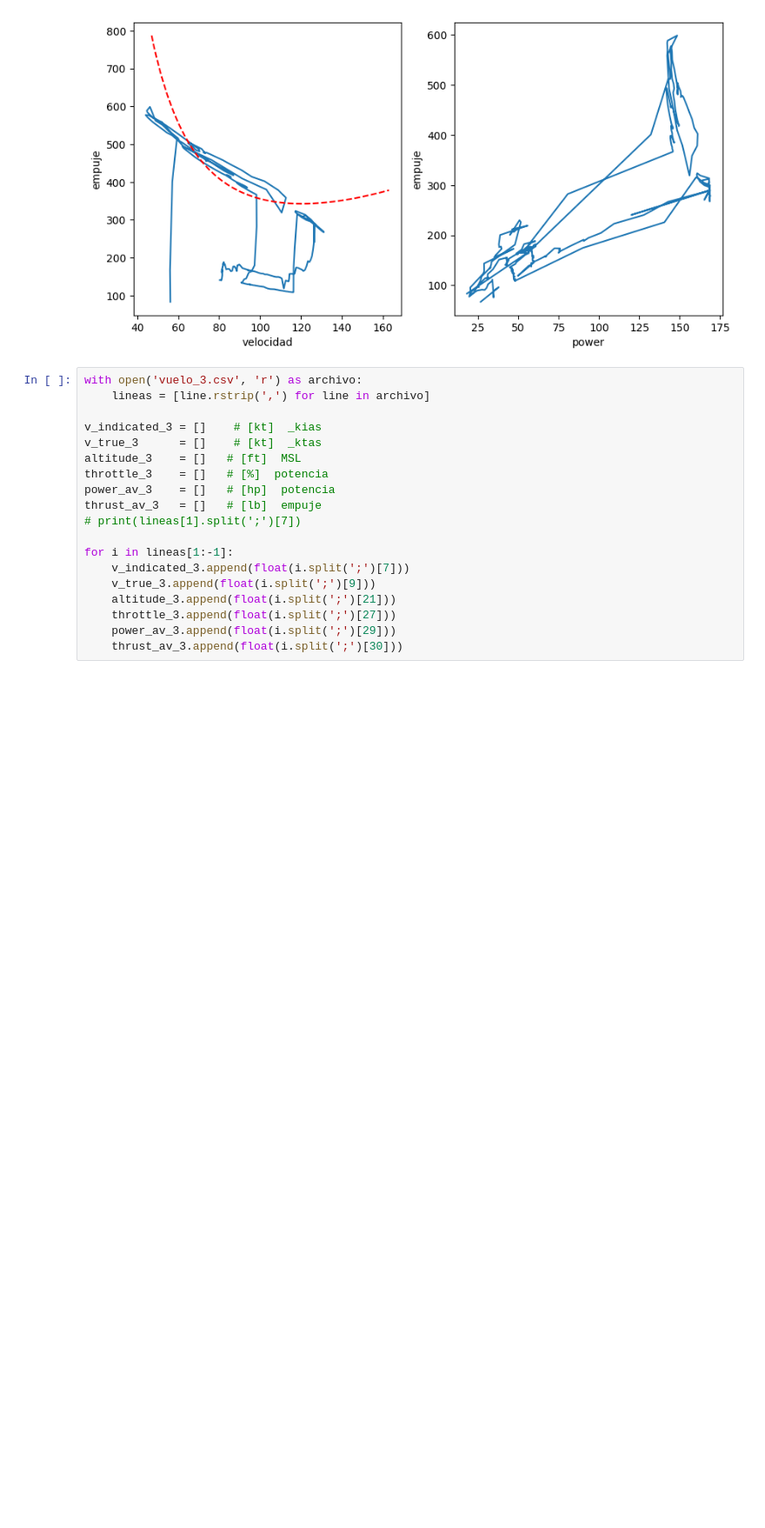
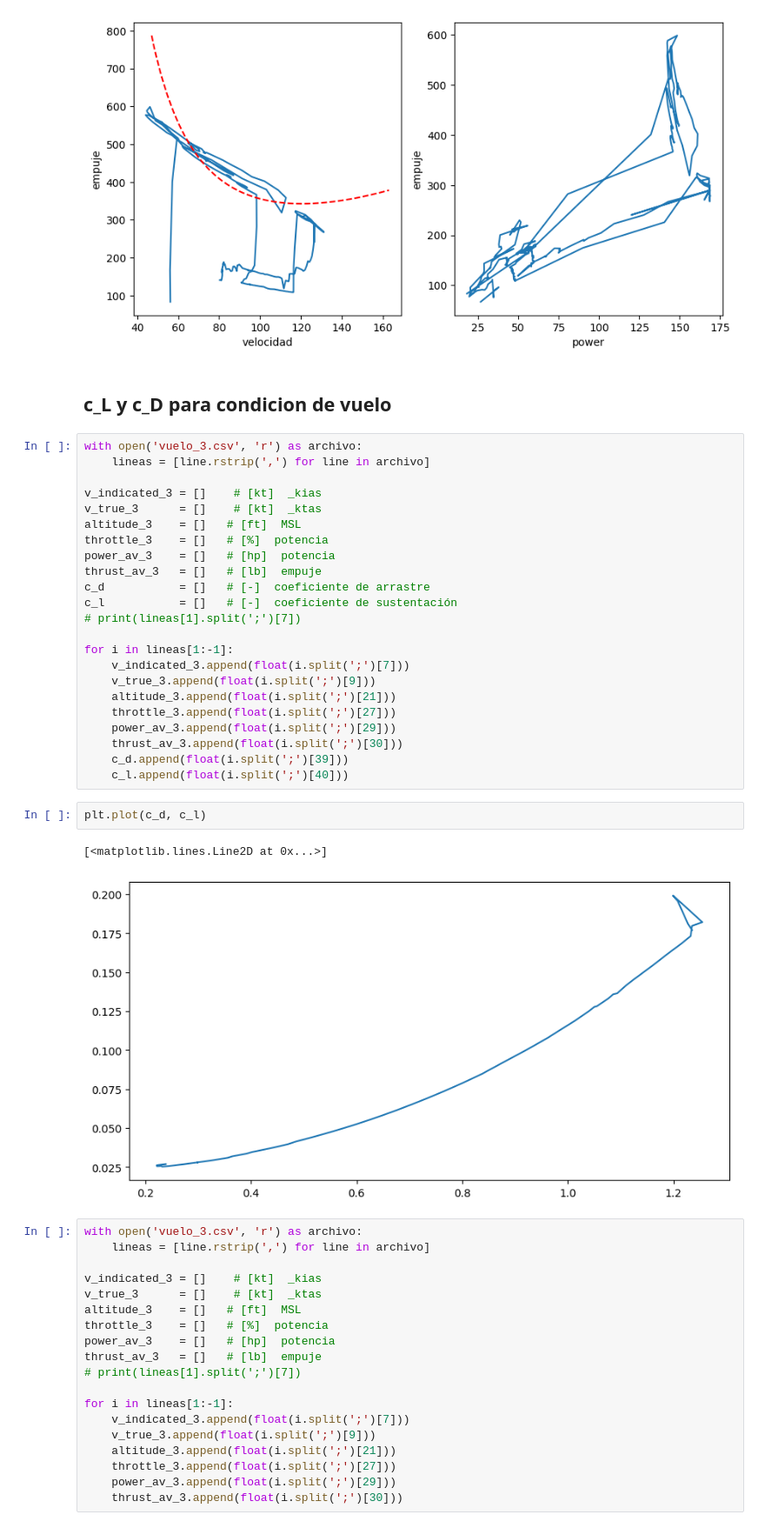
Before and after one commit to otarola-joaquin/Trabajos-varios-8vo-semestre, a Jupyter notebook: Mecánica del Vuelo/Tarea_3/lab3_graficos.ipynb, the cells around one changed output. Shown at 87% size. Saved outputs shown, nothing was run; the diff lists cells and outputs as text; blank space fills up the shorter version.

```diff
--- a/Mecánica del Vuelo/Tarea_3/lab3_graficos.ipynb
+++ b/Mecánica del Vuelo/Tarea_3/lab3_graficos.ipynb
@@ -139,6 +138,36 @@ ax2.set_ylabel('empuje')
 plt.show()
 # %% [output]
 [figure]
+# %% [markdown]
+## c_L y c_D para condicion de vuelo
+# %%
+with open('vuelo_3.csv', 'r') as archivo:
+    lineas = [line.rstrip(',') for line in archivo]
+
+v_indicated_3 = []    # [kt]  _kias
+v_true_3      = []    # [kt]  _ktas
+altitude_3    = []   # [ft]  MSL
+throttle_3    = []   # [%]  potencia
+power_av_3    = []   # [hp]  potencia
+thrust_av_3   = []   # [lb]  empuje
+c_d           = []   # [-]  coeficiente de arrastre
+c_l           = []   # [-]  coeficiente de sustentación
+# print(lineas[1].split(';')[7])
+
+for i in lineas[1:-1]:
+    v_indicated_3.append(float(i.split(';')[7]))
+    v_true_3.append(float(i.split(';')[9]))
+    altitude_3.append(float(i.split(';')[21]))
+    throttle_3.append(float(i.split(';')[27]))
+    power_av_3.append(float(i.split(';')[29]))
+    thrust_av_3.append(float(i.split(';')[30]))
+    c_d.append(float(i.split(';')[39]))
+    c_l.append(float(i.split(';')[40]))
+# %%
+plt.plot(c_d, c_l)
+# %% [output]
+[<matplotlib.lines.Line2D at 0x...>]
+[figure, added]
 # %%
 with open('vuelo_3.csv', 'r') as archivo:
     lineas = [line.rstrip(',') for line in archivo]
```
Also changed, not shown: parts of 2 cells of this notebook, 1 other file.
